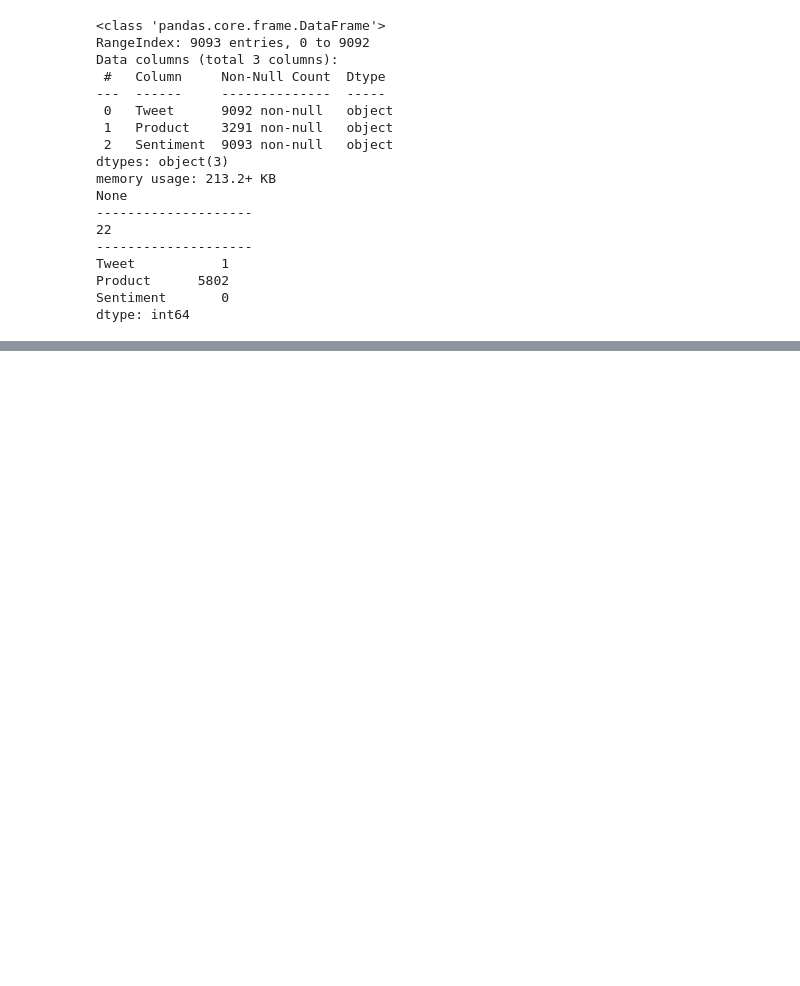
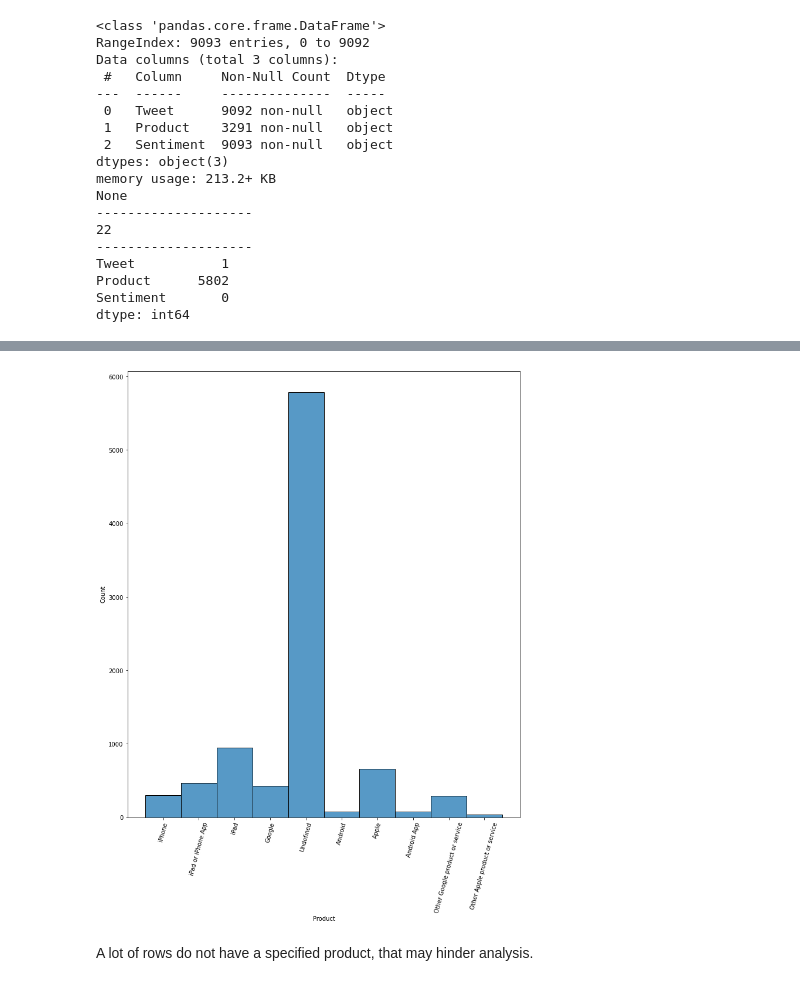
Before and after one commit to ElyLin/SentimentAnalysisProject, a Jupyter notebook: notebooks/Dave/EDA-Dave.ipynb, the cells around one changed output, grey strips where cells are left out. Drawn from its saved outputs; the diff is of its cells as text; code cells hidden in the pictures; blank space fills up the shorter version.

```diff
--- a/notebooks/Dave/EDA-Dave.ipynb
+++ b/notebooks/Dave/EDA-Dave.ipynb
@@ -123,0 +181,9 @@ df.drop(columns="index", inplace = True)
+# %%
+fig, ax = plt.subplots(figsize=(12,14))
+sns.histplot(df["Product"] )
+plt.xticks(rotation = 75)
+plt.show()
+# %% [output]
+[figure, added]
+# %% [markdown]
+A lot of rows do not have a specified product, that may hinder analysis.
```
Also changed, not shown: parts of 60 cells of this notebook, 1 other file.
